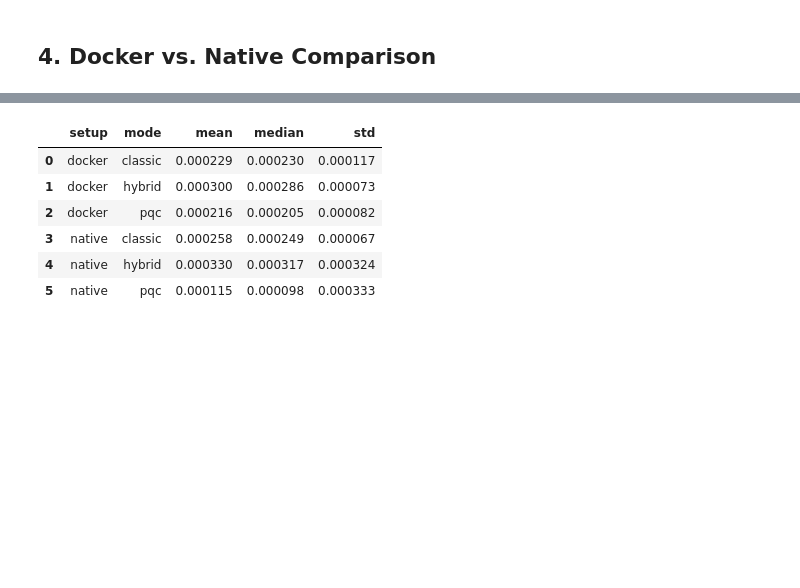
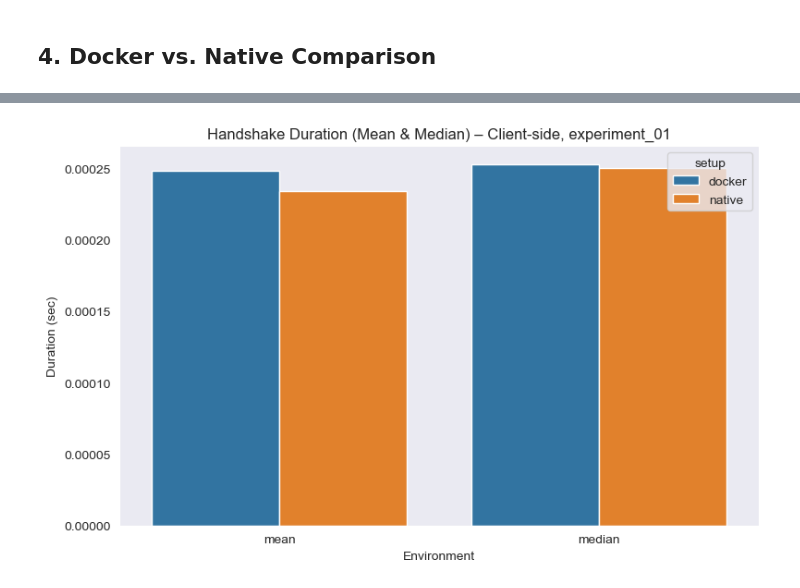
Before and after one commit to LucaBreh/HybridKEX, a Jupyter notebook: analytics/notebooks/03_analysis_and_visualization.ipynb, the cells around one changed output, grey strips where cells are left out. Cells and saved outputs as stored; diff of their text form; code cells hidden in the pictures; blank space fills up the shorter version.

```diff
--- a/analytics/notebooks/03_analysis_and_visualization.ipynb
+++ b/analytics/notebooks/03_analysis_and_visualization.ipynb
@@ -209,17 +216,17 @@ We compute the mean handshake duration per key exchange mode and compare the Doc
 # %%
-df_duration = (
-    df_exp01[df_exp01["side"] == "client"]
-    .groupby(["setup", "mode"])["duration_sec"]
-    .agg(["mean", "median", "std"])
-    .reset_index()
-)
+# Prepare data for seaborn (long format)
+duration_stats = df_exp1_client.groupby(["setup"])["duration_sec"].agg(["mean", "median"]).reset_index()
+duration_stats_long = duration_stats.melt(id_vars="setup", value_vars=["mean", "median"],
+                                          var_name="metric", value_name="duration_sec")
 
-df_duration
+# Plot
+plt.figure(figsize=(8, 5))
+sns.barplot(data=duration_stats_long, x="metric", y="duration_sec", hue="setup")
+plt.title("Handshake Duration (Mean & Median) – Client-side, experiment_01")
+plt.ylabel("Duration (sec)")
+plt.xlabel("Environment")
+plt.grid(axis='y')
+plt.tight_layout()
+plt.show()
 # %% [output]
-|  | setup | mode | mean | median | std |
-| 0 | docker | classic | 0.000229 | 0.000230 | 0.000117 |
-| 1 | docker | hybrid | 0.000300 | 0.000286 | 0.000073 |
-| 2 | docker | pqc | 0.000216 | 0.000205 | 0.000082 |
-| 3 | native | classic | 0.000258 | 0.000249 | 0.000067 |
-| 4 | native | hybrid | 0.000330 | 0.000317 | 0.000324 |
-| 5 | native | pqc | 0.000115 | 0.000098 | 0.000333 |
+[figure, added]
```
Also changed, not shown: parts of 13 cells of this notebook, 4 other files.
